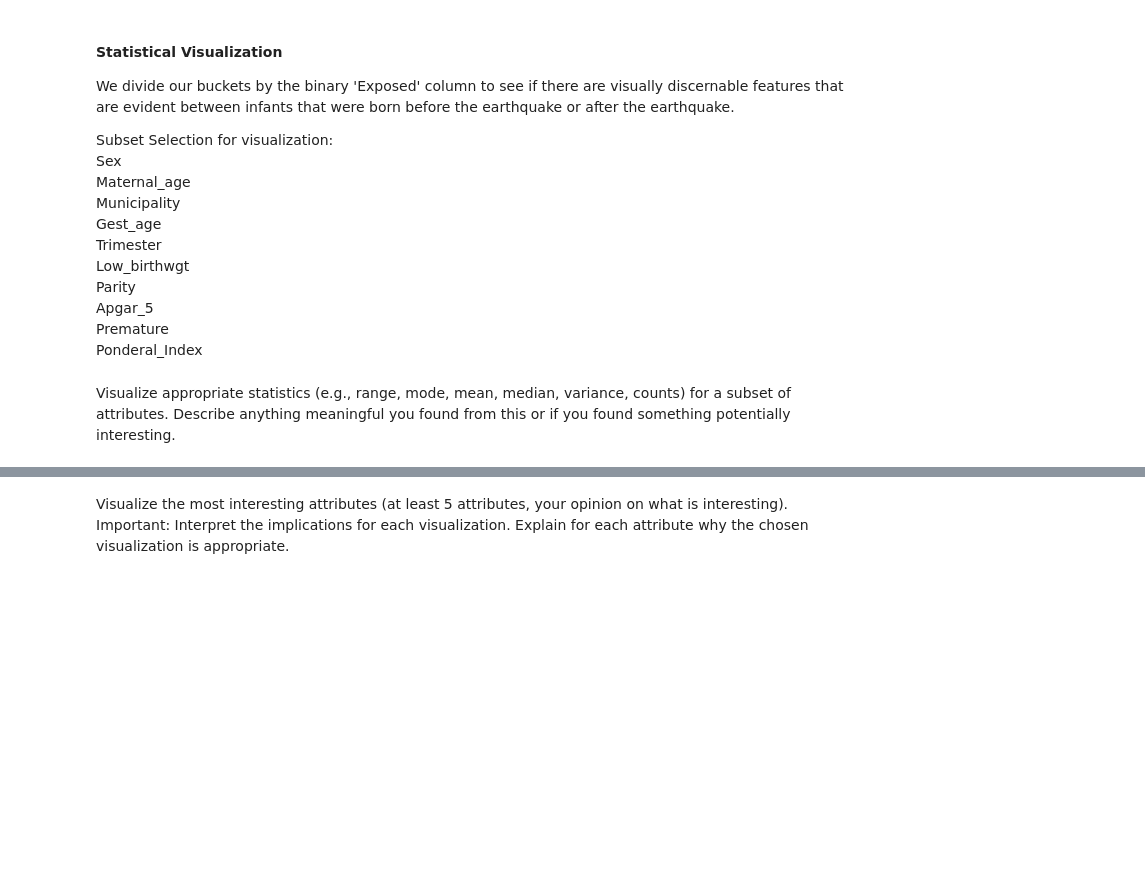
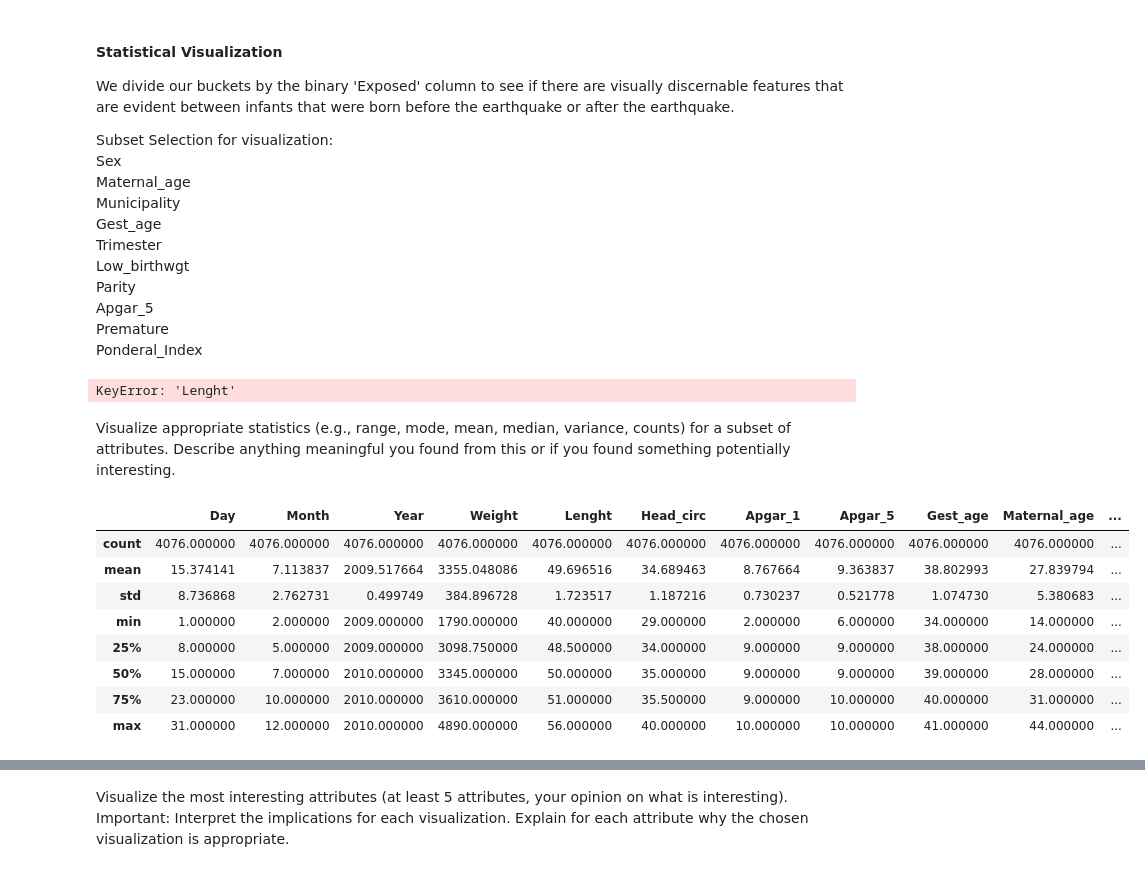
Before and after one commit to ShonTM/DataMiningProject1, a Jupyter notebook: MSDS Data Mining Project 1.ipynb, the cells around one changed output, grey strips where cells are left out. Drawn from its saved outputs; the diff is of its cells as text; code cells hidden in the pictures; blank space fills up the shorter version.

```diff
--- a/MSDS Data Mining Project 1.ipynb
+++ b/MSDS Data Mining Project 1.ipynb
@@ -237,5 +237,23 @@ Subset Selection for visualization:
 <br>Apgar_5
 <br>Premature
 <br>Ponderal_Index
+# %%
+# Rename Lenght column to Length
+df['Lenght'].columns = 'Length'
+df.head()
+# %% [output]
+KeyError: 'Lenght'
 # %% [markdown]
 Visualize appropriate statistics (e.g., range, mode, mean, median, variance, counts) for a subset of attributes. Describe anything meaningful you found from this or if you found something potentially interesting.
+# %%
+df.describe()
+# %% [output]
+|  | Day | Month | Year | Weight | Lenght | Head_circ | Apgar_1 | Apgar_5 | Gest_age | Maternal_age | ... |
+| count | 4076.000000 | 4076.000000 | 4076.000000 | 4076.000000 | 4076.000000 | 4076.000000 | 4076.000000 | 4076.000000 | 4076.000000 | 4076.000000 | ... |
+| mean | 15.374141 | 7.113837 | 2009.517664 | 3355.048086 | 49.696516 | 34.689463 | 8.767664 | 9.363837 | 38.802993 | 27.839794 | ... |
+| std | 8.736868 | 2.762731 | 0.499749 | 384.896728 | 1.723517 | 1.187216 | 0.730237 | 0.521778 | 1.074730 | 5.380683 | ... |
+| min | 1.000000 | 2.000000 | 2009.000000 | 1790.000000 | 40.000000 | 29.000000 | 2.000000 | 6.000000 | 34.000000 | 14.000000 | ... |
+| 25% | 8.000000 | 5.000000 | 2009.000000 | 3098.750000 | 48.500000 | 34.000000 | 9.000000 | 9.000000 | 38.000000 | 24.000000 | ... |
+| 50% | 15.000000 | 7.000000 | 2010.000000 | 3345.000000 | 50.000000 | 35.000000 | 9.000000 | 9.000000 | 39.000000 | 28.000000 | ... |
+| 75% | 23.000000 | 10.000000 | 2010.000000 | 3610.000000 | 51.000000 | 35.500000 | 9.000000 | 10.000000 | 40.000000 | 31.000000 | ... |
+| max | 31.000000 | 12.000000 | 2010.000000 | 4890.000000 | 56.000000 | 40.000000 | 10.000000 | 10.000000 | 41.000000 | 44.000000 | ... |
```
Also changed, not shown: parts of 1 cell of this notebook, 1 other file.
